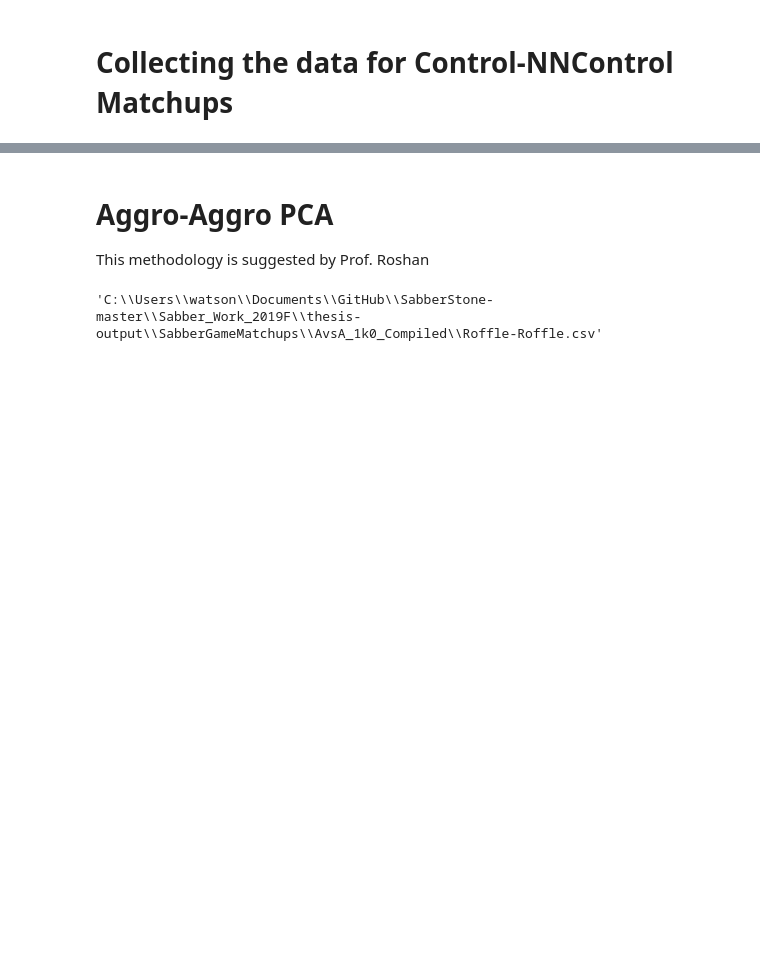
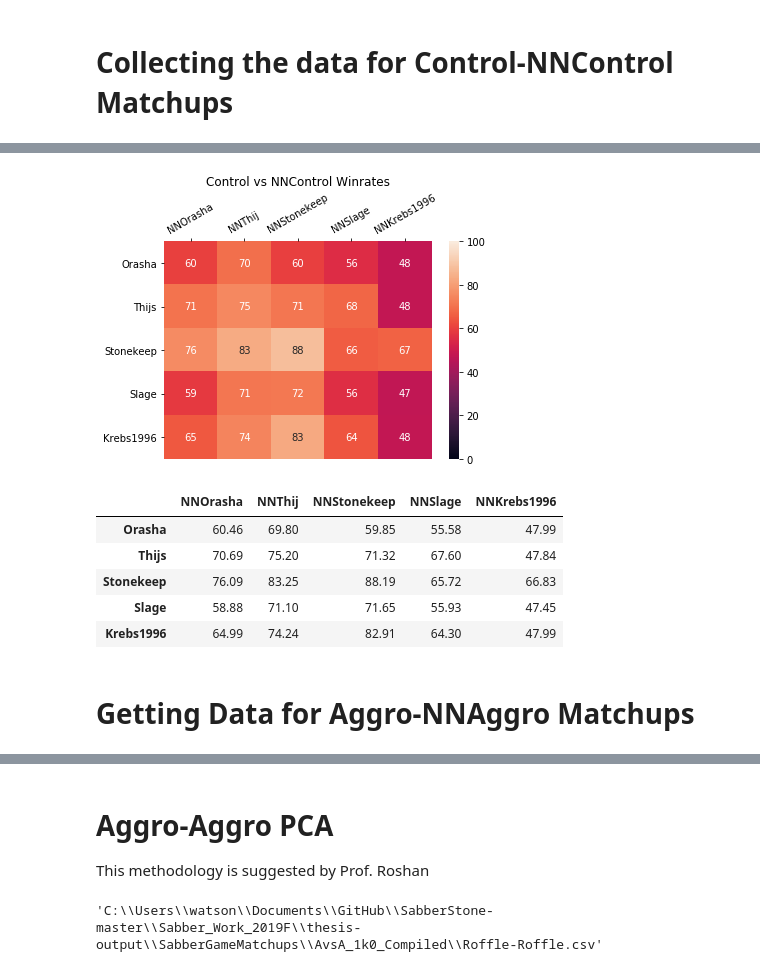
Before and after one commit to cww5/Sabber_Work_2019F, a Jupyter notebook: thesis-extensions/Spring_Data_Analysis.ipynb, the cells around one changed output, grey strips where cells are left out. Drawn from its saved outputs; the diff is of its cells as text; code cells hidden in the pictures; blank space fills up the shorter version.

```diff
--- a/thesis-extensions/Spring_Data_Analysis.ipynb
+++ b/thesis-extensions/Spring_Data_Analysis.ipynb
@@ -523,3 +466,15 @@ Krebs1996-NNKrebs1996 (9607, 23)
 | P2-Win% | 40.561224 | 30.203046 | 40.404040 | 44.670051 | 52.763819 | ... |
 | Std-Num-Turns | 5.238413 | 6.288423 | 5.502344 | 4.919434 | 5.303567 | ... |
 | Var-Num-Turns | 27.440968 | 39.544258 | 30.275790 | 24.200831 | 28.127818 | ... |
+# %%
+get_winrates_heatmap_formatchup(cnc_sdf, "Control", "NNControl")
+# %% [output]
+[figure, added]
+|  | NNOrasha | NNThij | NNStonekeep | NNSlage | NNKrebs1996 |
+| Orasha | 60.46 | 69.80 | 59.85 | 55.58 | 47.99 |
+| Thijs | 70.69 | 75.20 | 71.32 | 67.60 | 47.84 |
+| Stonekeep | 76.09 | 83.25 | 88.19 | 65.72 | 66.83 |
+| Slage | 58.88 | 71.10 | 71.65 | 55.93 | 47.45 |
+| Krebs1996 | 64.99 | 74.24 | 82.91 | 64.30 | 47.99 |
+# %% [markdown]
+# Getting Data for Aggro-NNAggro Matchups
```
Also changed, not shown: parts of 18 cells of this notebook, 26 other files.
